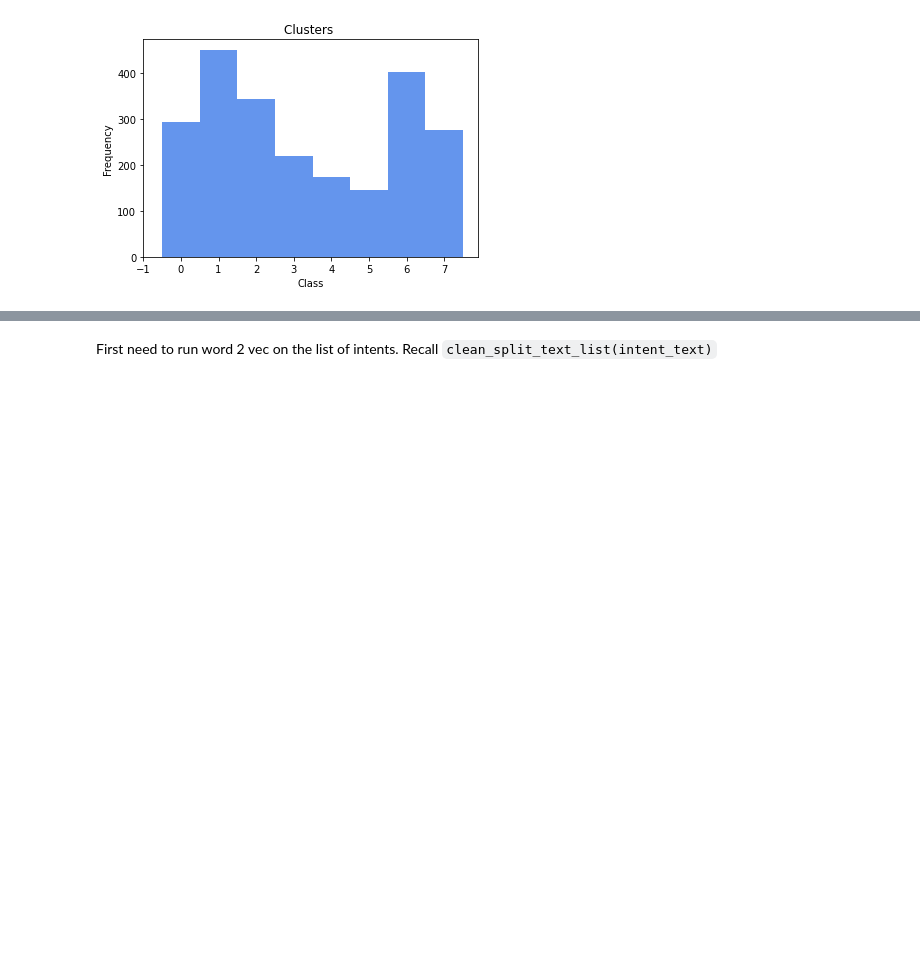
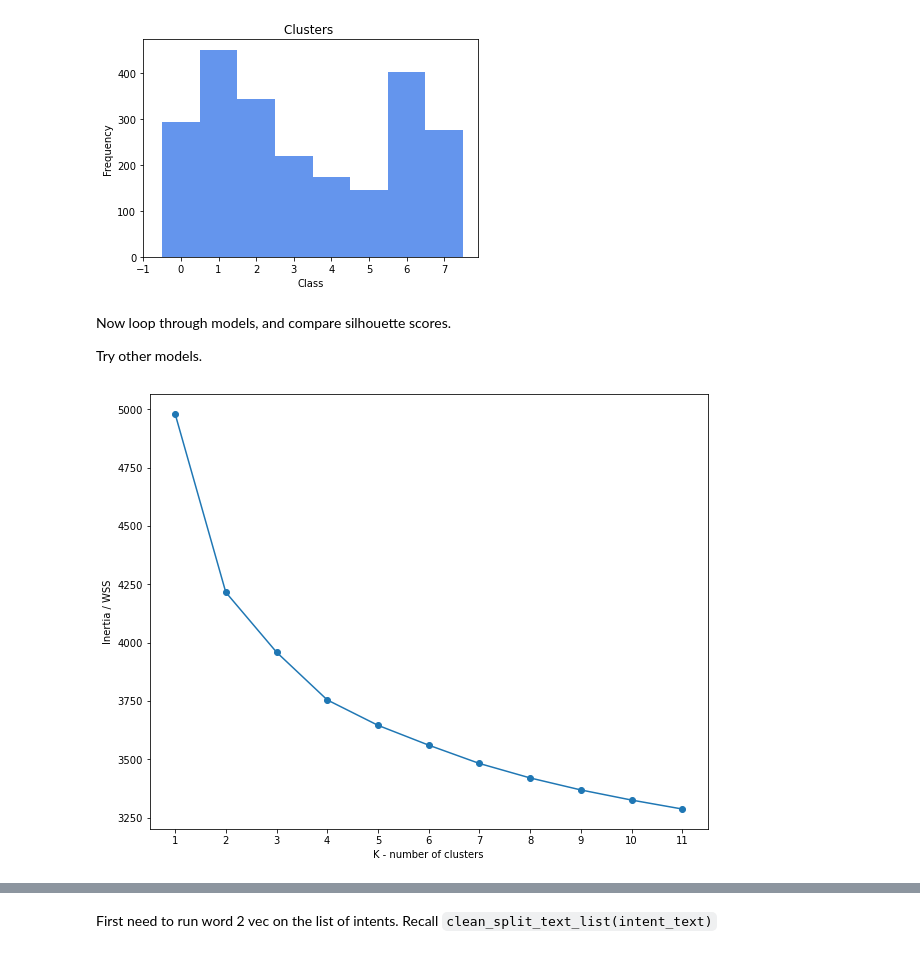
Before and after one commit to justinhugh/intent-prediction-in-code, a Jupyter notebook: vectorization_with_word2vec.ipynb, the cells around one changed output, grey strips where cells are left out. Cells and saved outputs as stored; diff of their text form; code cells hidden in the pictures; blank space fills up the shorter version.

```diff
--- a/vectorization_with_word2vec.ipynb
+++ b/vectorization_with_word2vec.ipynb
@@ -482,3 +484,31 @@ plt.ylabel("Frequency")
 plt.show()
 # %% [output]
 [figure]
+# %% [markdown]
+Now loop through models, and compare silhouette scores.
+
+Try other models.
+# %%
+# For each k
+ks = range(1, 12)
+inertias = list()
+
+for k in ks:
+    # Instantiate
+    kmeans = KMeans(n_clusters=k)
+
+    # Fit the kmeans model (to the entire X data)
+    kmeans.fit(X)
+
+    # Calculate inertia
+    inertias.append(kmeans.inertia_)
+
+# Plot the result
+plt.figure(figsize=(10,8))
+plt.plot(ks, inertias, marker='o')
+plt.xticks(ks)
+plt.xlabel('K - number of clusters')
+plt.ylabel('Inertia / WSS')
+plt.show()
+# %% [output]
+[figure, added]
```
Also changed, not shown: parts of 15 cells of this notebook.
